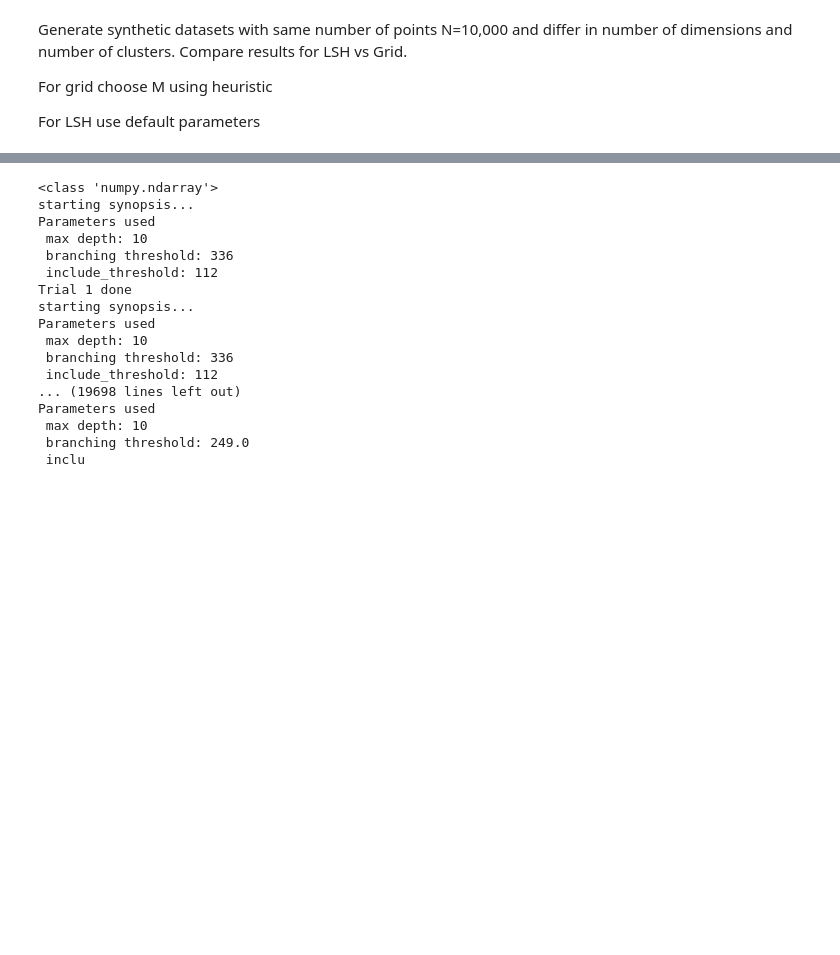
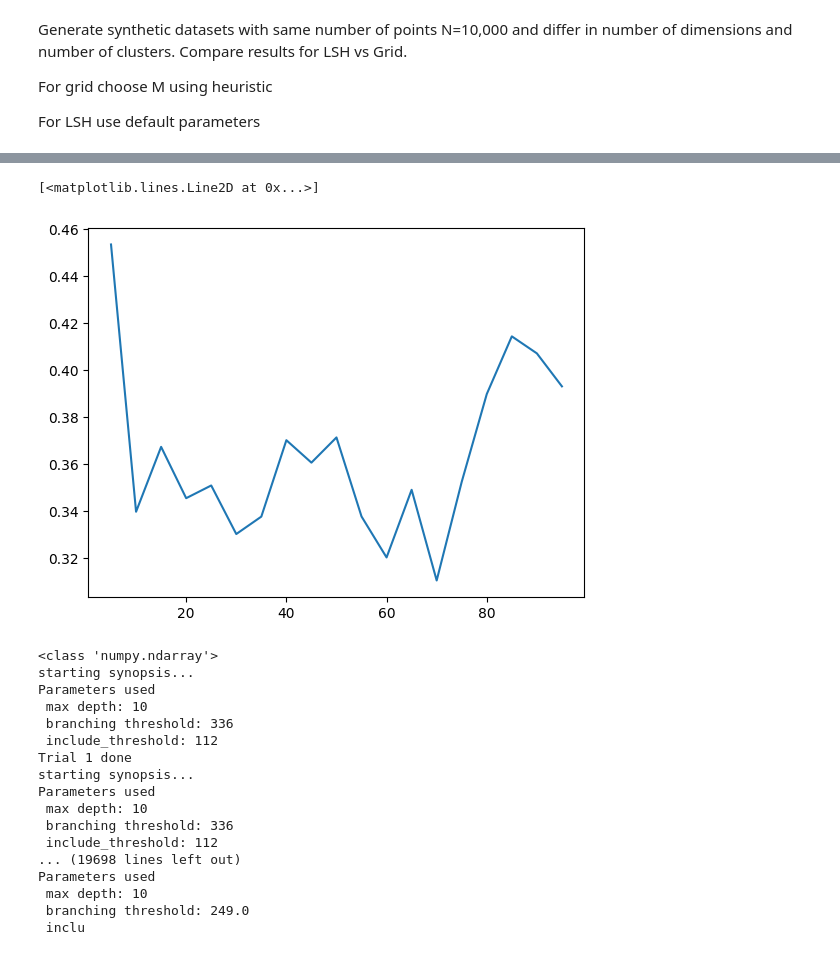
Before and after one commit to amy-ln/dpclustering, a Jupyter notebook: anothercomparison.ipynb, the cells around one changed output, grey strips where cells are left out. Cells and saved outputs as stored; diff of their text form; code cells hidden in the pictures; blank space fills up the shorter version.

```diff
--- a/anothercomparison.ipynb
+++ b/anothercomparison.ipynb
@@ -60,3 +78,9 @@ Parameters used
+# %%
+import matplotlib.pyplot as plt
+plt.plot(list(range(5, 96, 5)), losses)
+# %% [output]
+[<matplotlib.lines.Line2D at 0x...>]
+[figure, added]
 # %%
 # d in range 2 -> 100
 # k in range 2 -> 100
```
Also changed, not shown: parts of 7 cells of this notebook, 4 other files.
